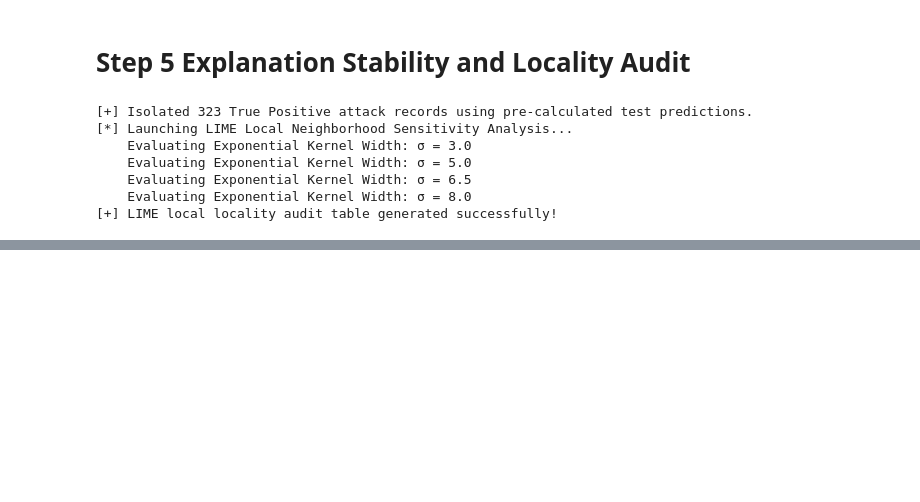
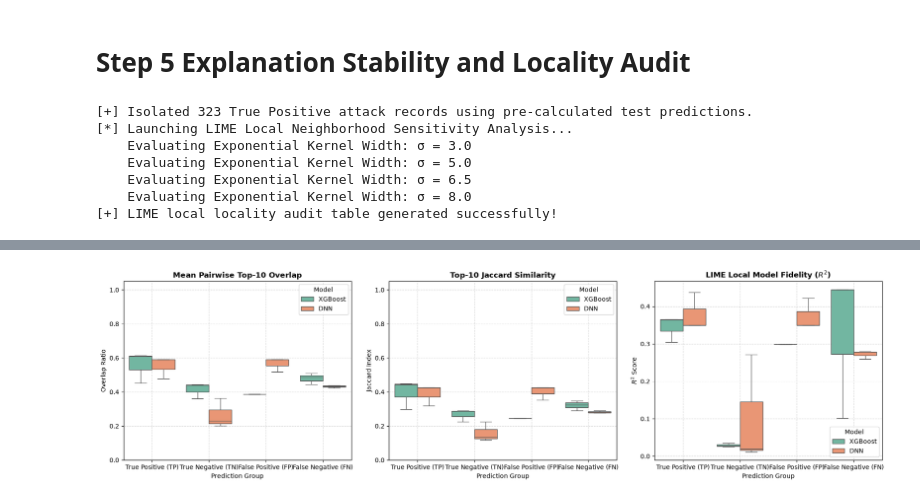
Before and after one commit to moritzboet/BA_thesis, a Jupyter notebook: explanation_stability_audit.ipynb, the cells around one changed output, grey strips where cells are left out. Saved outputs shown, nothing was run; the diff lists cells and outputs as text; code cells hidden in the pictures; blank space fills up the shorter version.

```diff
--- a/explanation_stability_audit.ipynb
+++ b/explanation_stability_audit.ipynb
@@ -246,7 +249,7 @@ for epoch in range(1, max_epochs + 1):
     # Early stopping criteria tracking
     if val_loss < best_val_loss:
         best_val_loss = val_loss
-        best_model_weights = model_dnn.state_dict().copy()
+        best_model_weights = copy.deepcopy(model_dnn.state_dict())
         patience_counter = 0
     else:
         patience_counter += 1
@@ -593,0 +705,55 @@ Feature: ACK Flag Count
+# %%
+# ==============================================================================
+# 6. VISUALIZATION OF STABILITY METRICS
+# ==============================================================================
+
+fig, axes = plt.subplots(1, 3, figsize=(18, 5))
+
+# Plot 1: Pairwise Top-k Overlap across Prediction Groups
+sns.boxplot(
+    data=df_stability_summary,
+    x='Prediction_Group',
+    y='Mean_TopK_Overlap',
+    hue='Model',
+    ax=axes[0],
+    palette='Set2'
+)
+axes[0].set_title(f"Mean Pairwise Top-{TOP_K} Overlap", fontweight='bold')
+axes[0].set_xlabel("Prediction Group")
+axes[0].set_ylabel("Overlap Ratio")
+axes[0].set_ylim(0, 1.05)
+axes[0].grid(True, linestyle="--", alpha=0.5)
+
+# Plot 2: Jaccard Similarity across Prediction Groups
+sns.boxplot(
+    data=df_stability_summary,
+    x='Prediction_Group',
+    y='Mean_Jaccard_Similarity',
+    hue='Model',
+    ax=axes[1],
+    palette='Set2'
+)
+axes[1].set_title(f"Top-{TOP_K} Jaccard Similarity", fontweight='bold')
+axes[1].set_xlabel("Prediction Group")
+axes[1].set_ylabel("Jaccard Index")
+axes[1].set_ylim(0, 1.05)
+axes[1].grid(True, linestyle="--", alpha=0.5)
+
+# Plot 3: LIME Local Model Fidelity (R^2)
+sns.boxplot(
+    data=df_stability_summary,
+    x='Prediction_Group',
+    y='Mean_LIME_Fidelity_R2',
+    hue='Model',
+    ax=axes[2],
+    palette='Set2'
+)
+axes[2].set_title("LIME Local Model Fidelity ($R^2$)", fontweight='bold')
+axes[2].set_xlabel("Prediction Group")
+axes[2].set_ylabel("$R^2$ Score")
+axes[2].grid(True, linestyle="--", alpha=0.5)
+
+plt.tight_layout()
+plt.show()
+# %% [output]
+[figure, added]
```
Also changed, not shown: parts of 8 cells of this notebook, 4 other files.
